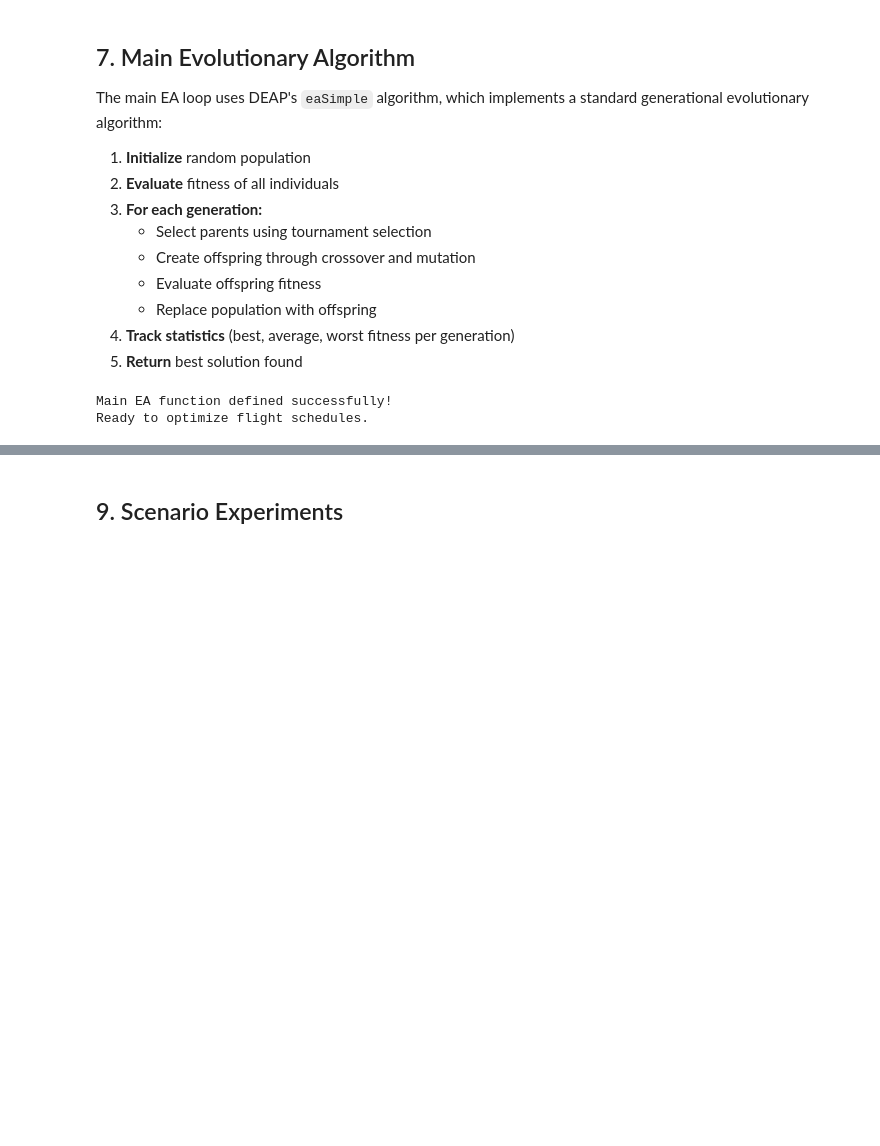
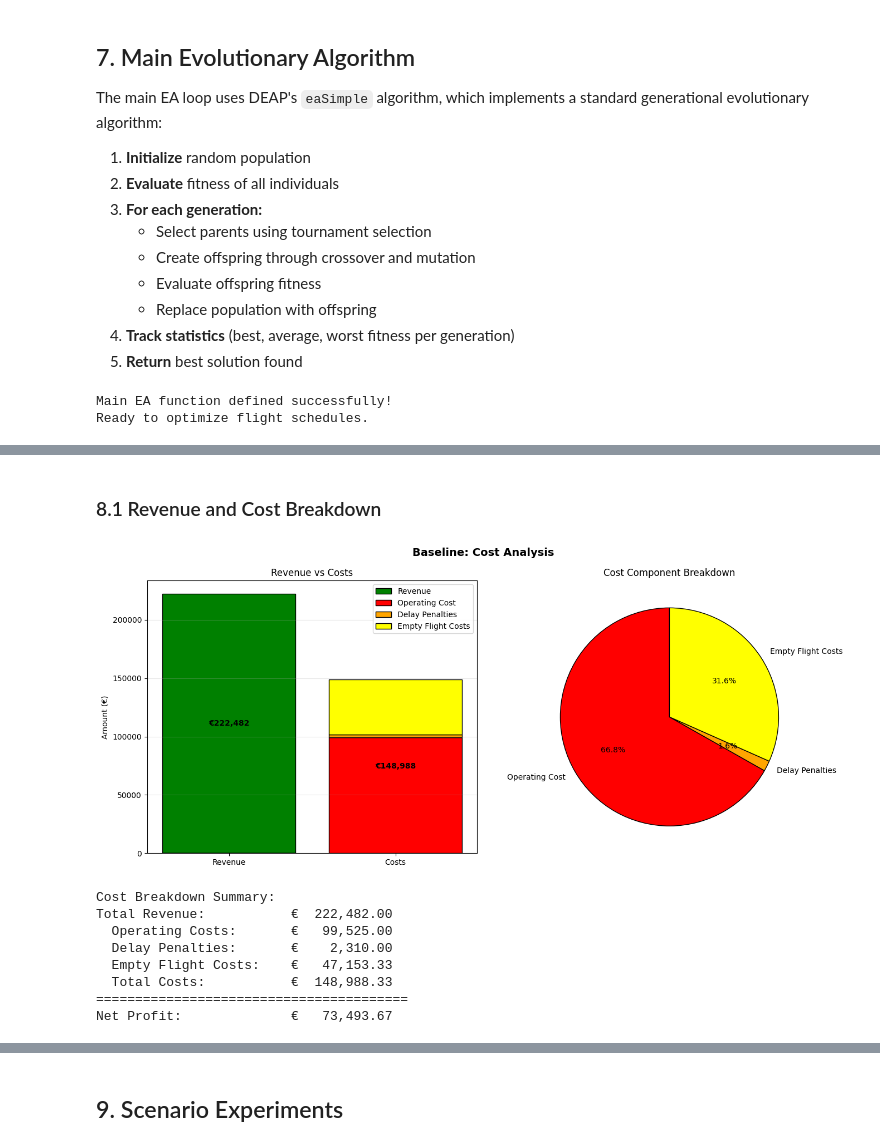
Before and after one commit to Terikyy/ai-evolutionary-algorithms, a Jupyter notebook: flight-schedule-optimization.ipynb, the cells around one changed output, grey strips where cells are left out. Drawn from its saved outputs; the diff is of its cells as text; code cells hidden in the pictures; blank space fills up the shorter version.

```diff
--- a/flight-schedule-optimization.ipynb
+++ b/flight-schedule-optimization.ipynb
@@ -1138,0 +1154,32 @@ Ready to optimize flight schedules.
+# %%
+# Run baseline scenario
+print("="*80)
+print("BASELINE SCENARIO")
+print("="*80)
+print("Running evolutionary algorithm with standard parameters...")
+print()
+
+# Run EA with baseline parameters
+best_solution, final_population, logbook = run_ea(
+    pop_size=100,
+    num_generations=500,
+    crossover_prob=0.7,
+    mutation_prob=0.2
+)
+
+# Store baseline results
+baseline_results = {
+    'best_solution': best_solution,
+    'best_fitness': best_solution.fitness.values[0],
+    'genome': list(best_solution),
+    'logbook': logbook,
+    'population': final_population
+}
+
+# Print summary
+print("\n" + "="*80)
+print("BASELINE RESULTS SUMMARY")
+print("="*80)
+print(f"Best Fitness: €{baseline_results['best_fitness']:,.2f}")
+print(f"Best Genome: {baseline_results['genome']}")
+print("="*80)
@@ -1138,0 +1204,14 @@ Ready to optimize flight schedules.
+# %% [markdown]
+### 8.1 Revenue and Cost Breakdown
+# %%
+plot_cost_breakdown(baseline_results['genome'], "Baseline: Cost Analysis")
+# %% [output]
+[figure, added]
+Cost Breakdown Summary:
+Total Revenue:           €  222,482.00
+  Operating Costs:       €   99,525.00
+  Delay Penalties:       €    2,310.00
+  Empty Flight Costs:    €   47,153.33
+  Total Costs:           €  148,988.33
+========================================
+Net Profit:              €   73,493.67
```
Also changed, not shown: parts of 17 cells of this notebook.
